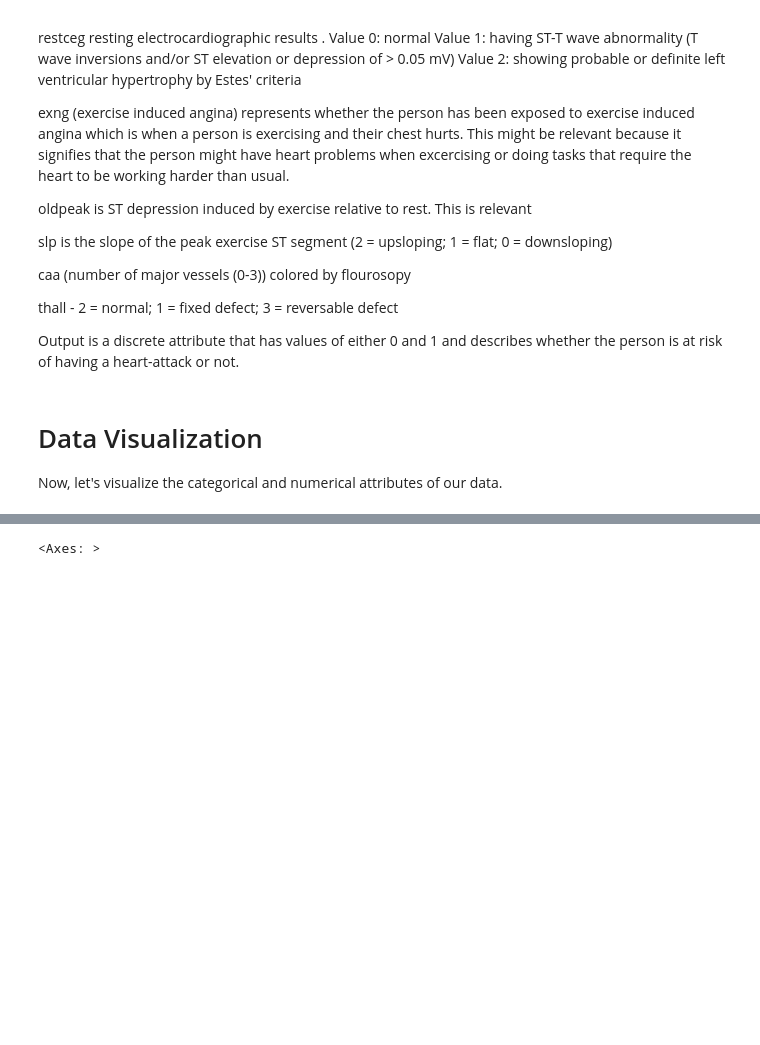
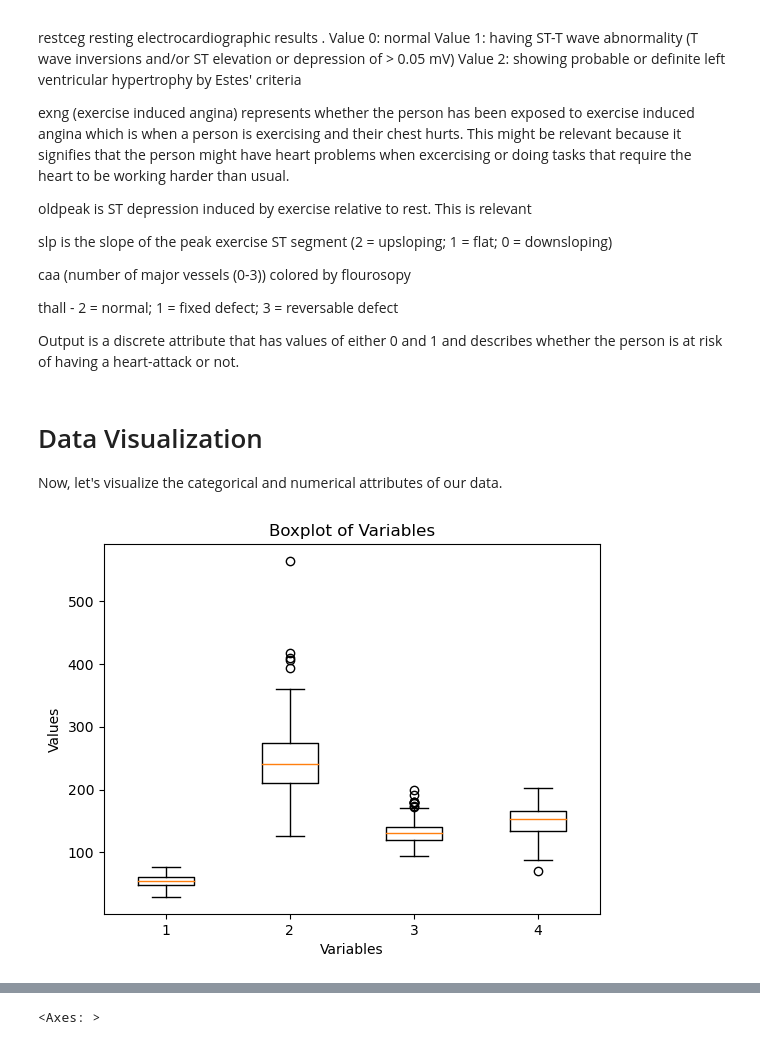
Before and after one commit to DenisPandarakalam/GROUP-30-PROJECT, a Jupyter notebook: python/model.ipynb, the cells around one changed output, grey strips where cells are left out. Saved outputs shown, nothing was run; the diff lists cells and outputs as text; code cells hidden in the pictures; blank space fills up the shorter version.

```diff
--- a/python/model.ipynb
+++ b/python/model.ipynb
@@ -146,3 +157,16 @@ Output is a discrete attribute that has values of either 0 and 1 and describes w
 # Data Visualization
 
 Now, let's visualize the categorical and numerical attributes of our data.
+# %%
+data = [df['age'], df['chol'], df['trtbps'], df['thalachh']]
+plt.boxplot(data)
+
+# Customize the plot (optional)
+plt.xlabel('Variables')
+plt.ylabel('Values')
+plt.title('Boxplot of Variables')
+
+# Show the plot
+plt.show()
+# %% [output]
+[figure, added]
```
Also changed, not shown: parts of 38 cells of this notebook.
